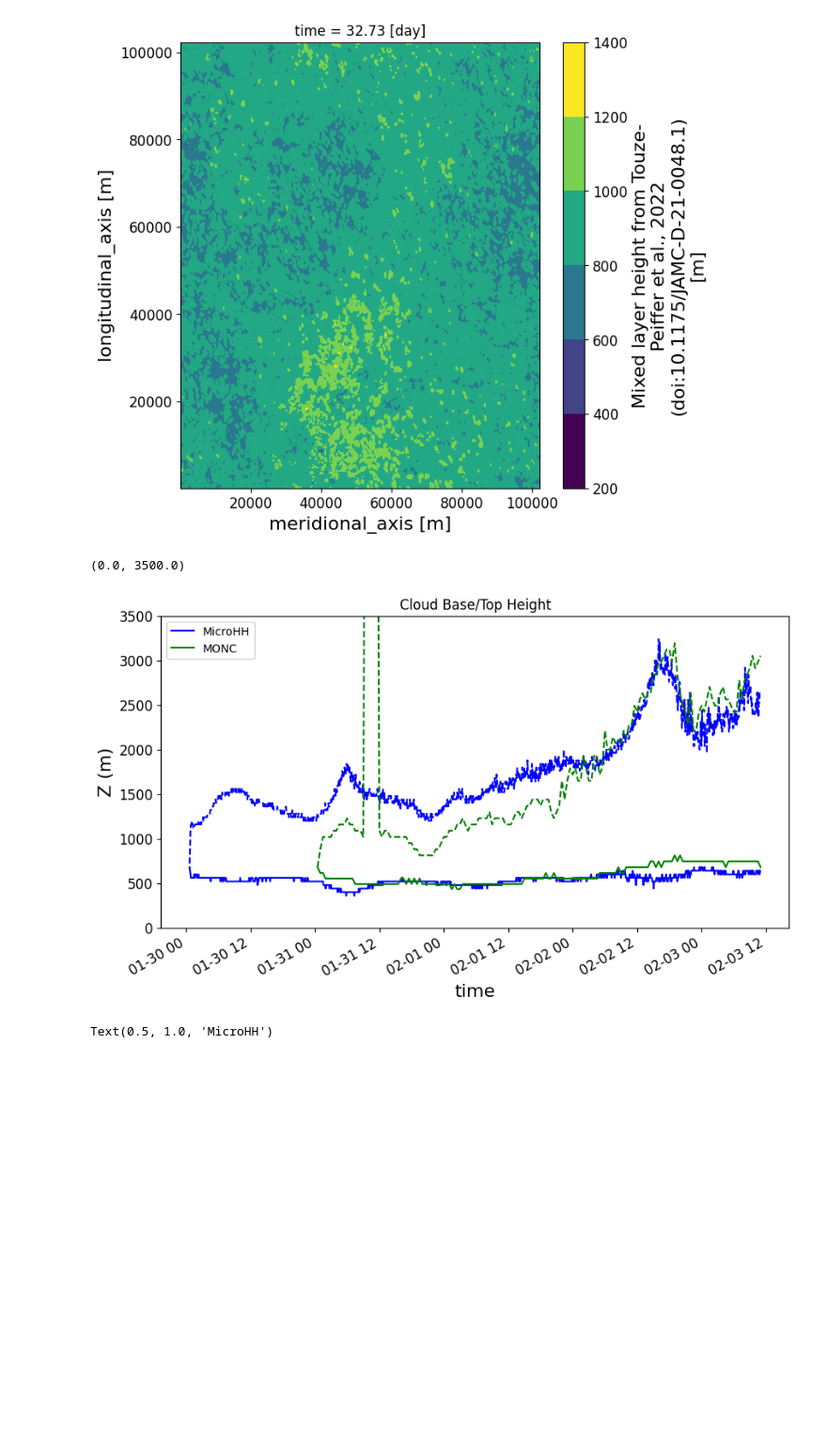
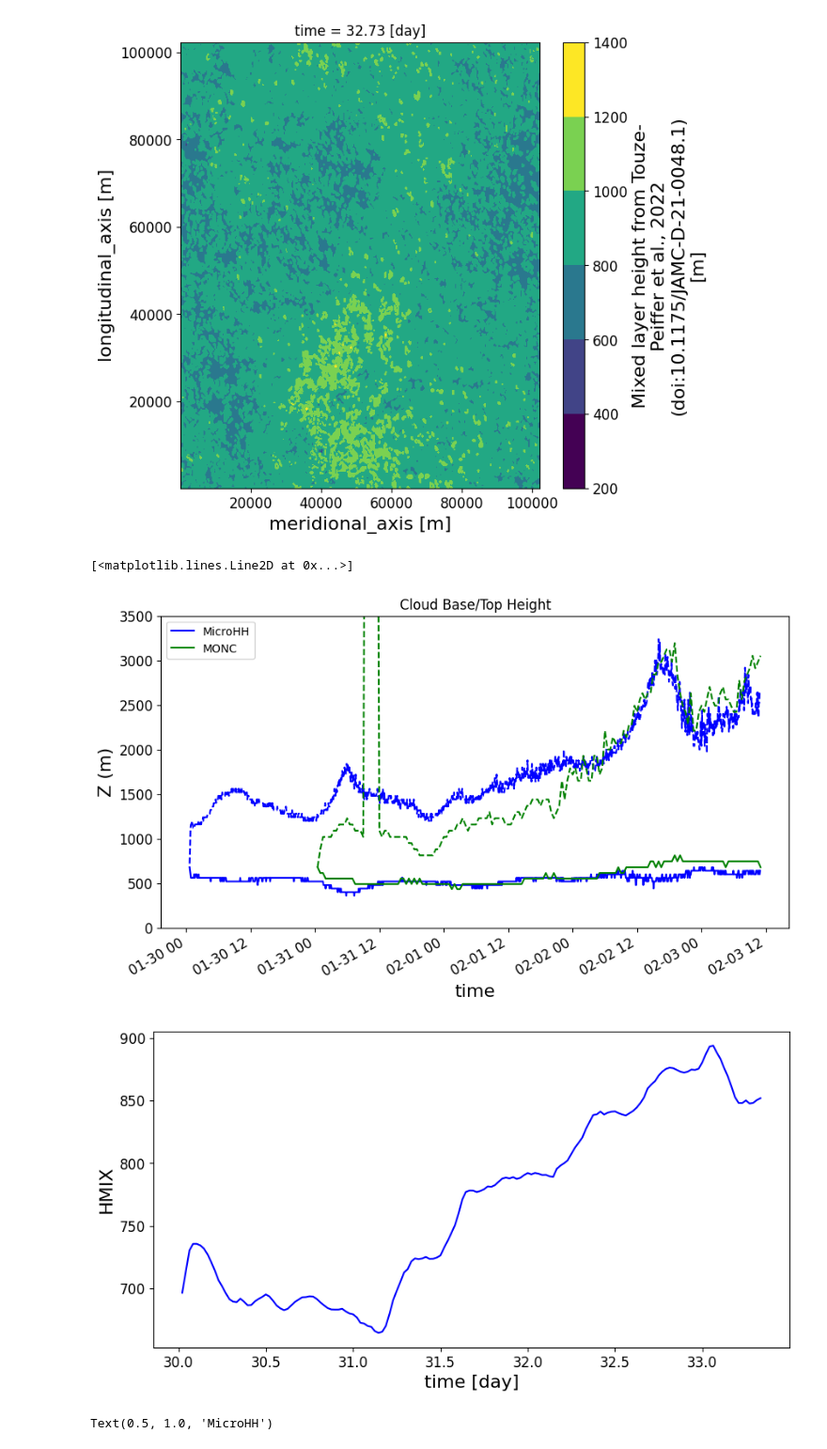
Before and after one commit to girishnigamanth/python_files, a Jupyter notebook: EUREC4A/Intercomparison_plots.ipynb, the cells around one changed output. Shown at 94% size. Saved outputs shown, nothing was run; the diff lists cells and outputs as text; code cells hidden in the pictures; blank space fills up the shorter version.

```diff
--- a/EUREC4A/Intercomparison_plots.ipynb
+++ b/EUREC4A/Intercomparison_plots.ipynb
@@ -355,20 +361,24 @@ SAM_NOAA_2d['HMIX'].isel(time=int(65*3600/1800)).transpose().plot.contourf()
 # %%
 pl.figure(figsize=(10, 5))
 MHH_2d['ql_base'].where(MHH_2d['ql_base']>0).min(dim=['x','y']).plot.line('b-',label='MicroHH')
 MHH_2d['ql_top'].where(MHH_2d['ql_top']>0).max(dim=['x','y']).plot.line('b--')
 
 
 MONC_2d['clbas'].where(MONC_2d['clbas']>0).min(dim=['x','y']).plot.line('g-',label='MONC')
 MONC_2d['cltop'].where(MONC_2d['cltop']>0).max(dim=['x','y']).plot.line('g--')
 
 
 pl.legend()
 pl.ylabel('Z (m)')
 pl.title('Cloud Base/Top Height')
 pl.ylim(0,3500)
+
+pl.figure(figsize=(10, 5))
+MONC_2d['HMIX'].mean(dim=['x','y']).plot.line('b-',label='MicroHH')
 # %% [output]
-(0.0, 3500.0)
+[<matplotlib.lines.Line2D at 0x...>]
 [figure]
+[figure, added]
 # %%
 pl.figure(figsize=(10, 5))
 MHH_2d['ql_top'].isel(time=int(66*3600/300)).plot.contourf(levels=np.linspace(0,3500,100),cmap='bwr')
```
Also changed, not shown: parts of 5 cells of this notebook, 6 other files.
